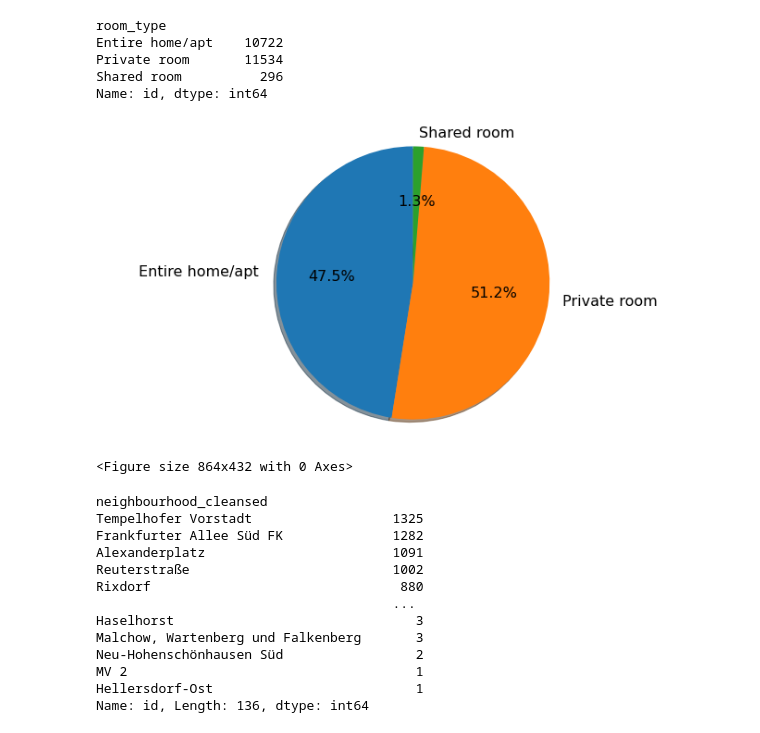
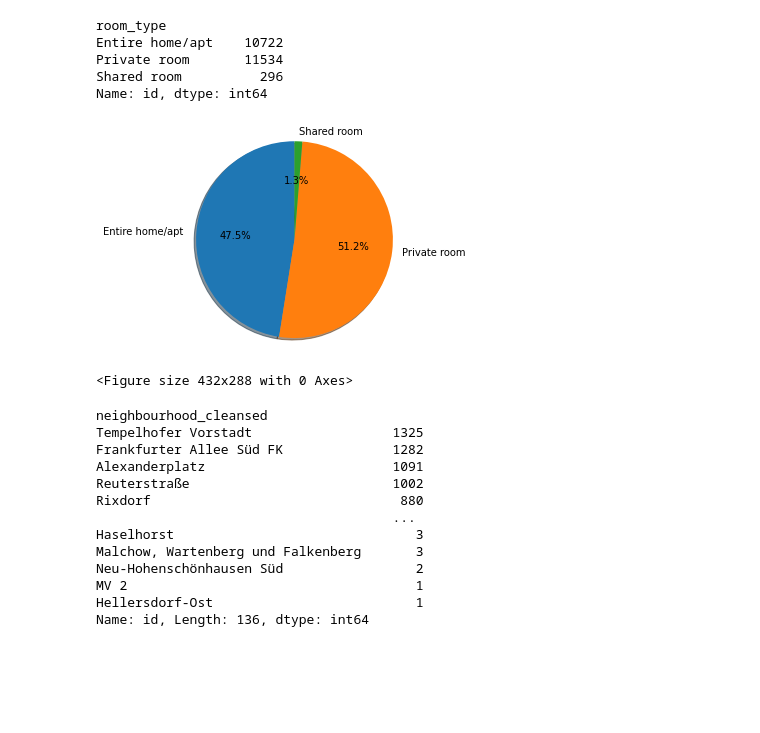
Before and after one commit to hardik101/dsnd-project-1, a Jupyter notebook: notebooks/berlin_airbnb_analysis.ipynb, the cells around one changed output. Drawn from its saved outputs; the diff is of its cells as text; code cells hidden in the pictures; blank space fills up the shorter version.

```diff
--- a/notebooks/berlin_airbnb_analysis.ipynb
+++ b/notebooks/berlin_airbnb_analysis.ipynb
@@ -38,7 +94,4 @@ import seaborn as sns
 First, we will start with listings.csv file, which contains limited columns containing listing data.
 We will not use this for our analysis but it is good idea to look into it to know important columns of dataset
 '''
-berlin_df_listings = pd.read_csv('../data/berlin/listings.csv')
-
-#list first five rows
-berlin_df_listings.head(5)
+berlin_df_listings = HelperFunctions.load_csv('listings.csv')
@@ -73,7 +129,7 @@ berlin_df_listings.describe().transpose()
 Similarly we will use reviews.csv file which just contains two columns to have quick look.
 We will not be using this file for final analysis as there is no busines question which involves reviews.
 '''
-berlin_df_reviews = pd.read_csv('../data/berlin/reviews.csv')
+berlin_df_reviews = HelperFunctions.load_csv('reviews.csv')
 berlin_df_reviews.head(5)
 # %% [output]
 |  | listing_id | date |
@@ -88,6 +144,4 @@ berlin_df_reviews.shape
 (401963, 2)
 # %%
 #Here we will use the full reviews which includes review text in comments column
-
-berlin_df_reviews_summary = pd.read_csv('../data/berlin/reviews_summary.csv')
-berlin_df_reviews_summary.head(5)
+berlin_df_reviews_summary = HelperFunctions.load_csv('reviews_summary.csv')
@@ -129,5 +188,4 @@ dtype: int64
 listings_summary contain all the columns related to listings dataset
 '''
 
-berlin_df_listings_summary = pd.read_csv('../data/berlin/listings_summary.csv')
-berlin_df_listings_summary.head(5)
+berlin_df_listings_summary = HelperFunctions.load_csv('listings_summary.csv')
@@ -306,21 +441,16 @@ Name: id, dtype: int64
 # %%
 '''
 The following pie chare provides distribution of type of apartment/room available in Berlin.
 '''
 
-# Pie chart, where the slices will be ordered and plotted counter-clockwise:
-labels = 'Entire home/apt ', 'Private room', 'Shared room'
+labels = ['Entire home/apt ', 'Private room', 'Shared room']
 sizes = [10543, 11370, 283]
-explode = (0, 0, 0)
-fig1, ax1 = plt.subplots()
-ax1.pie(sizes, explode=explode, labels=labels, autopct='%1.1f%%',
-        shadow=True, startangle=90)
-ax1.axis('equal')  # Equal aspect ratio ensures that pie is drawn as a circle.
+plt = HelperFunctions.draw_pie_chart(labels, sizes)
 plt.show()
-plt.savefig("pie_type_accomodation")
+plt.savefig("room_type_pie_chart")
 # %% [output]
-[figure, old version]
+[figure, new version]
-<Figure size 864x432 with 0 Axes>
+<Figure size 432x288 with 0 Axes>
 # %%
 '''
 The following charts shows the areas with most number of listings in Berlin
```
Also changed, not shown: parts of 24 cells of this notebook, 6 other files.
